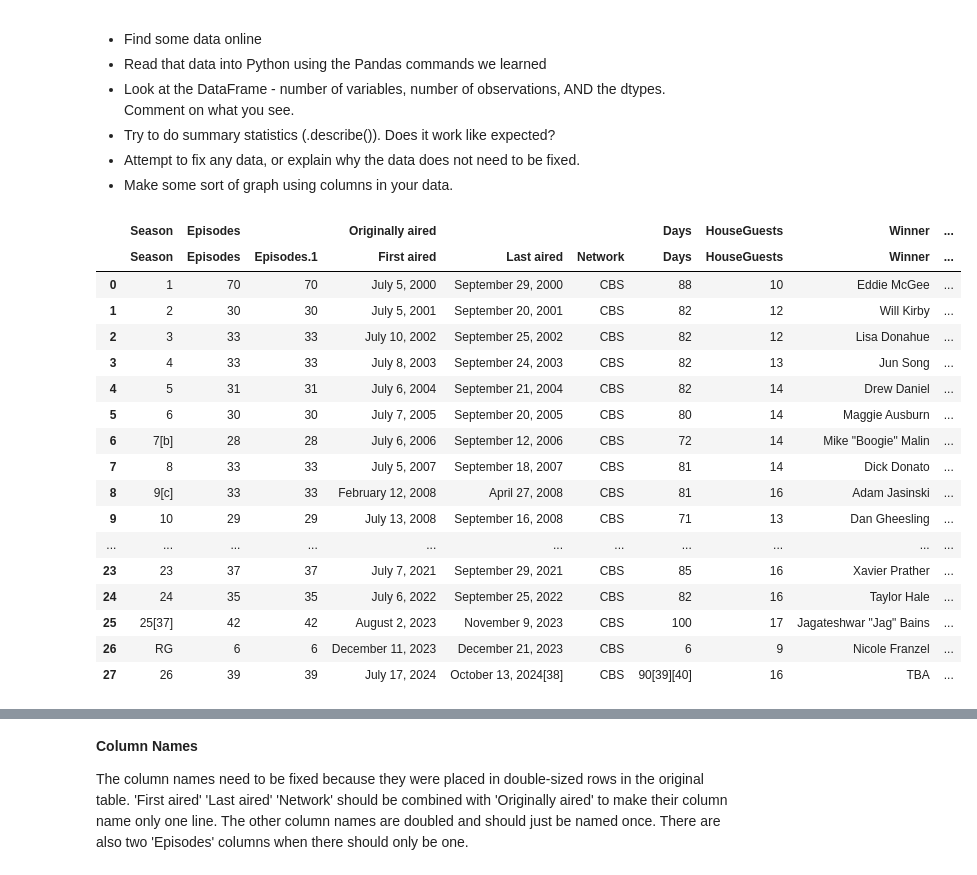
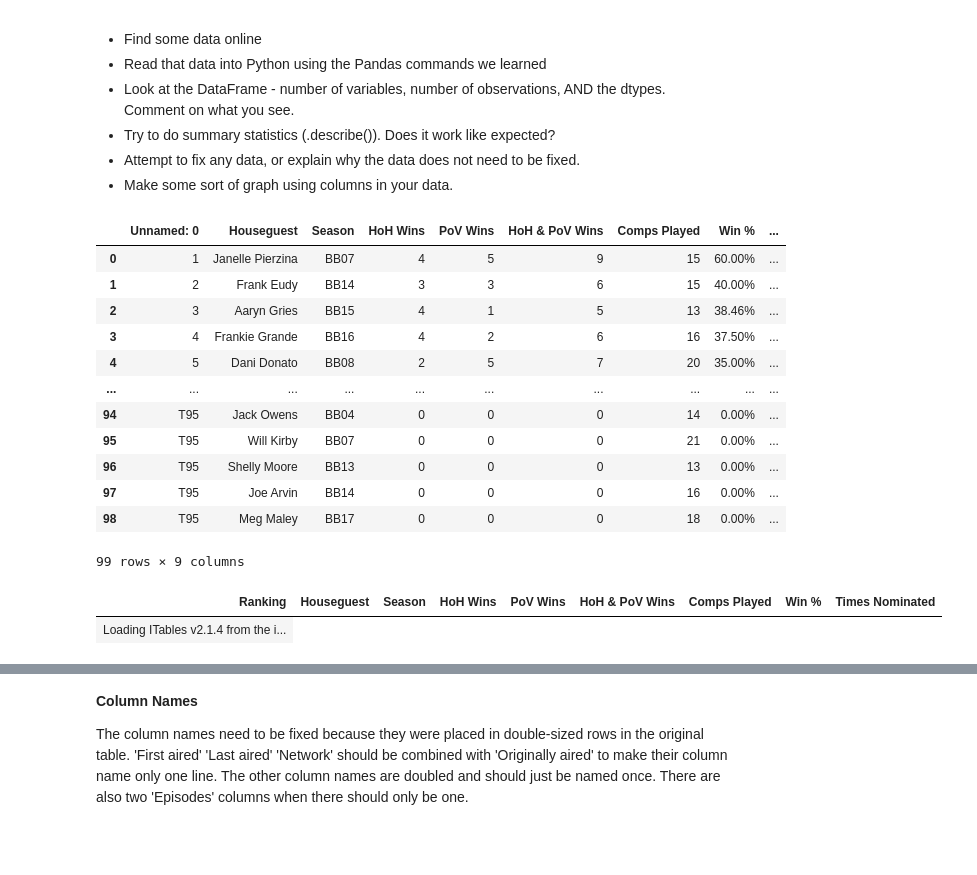
Before and after one commit to joseephwong/Day8, a Jupyter notebook: Day8-HW.ipynb, the cells around one changed output, grey strips where cells are left out. Cells and saved outputs as stored; diff of their text form; code cells hidden in the pictures; blank space fills up the shorter version.

```diff
--- a/Day8-HW.ipynb
+++ b/Day8-HW.ipynb
@@ -367,29 +367,31 @@ You should:
 * Make some sort of graph using columns in your data.
 # %%
 # Read online data into Python using the Pandas commands we learned
-my_website = 'https://en.wikipedia.org/wiki/Big_Brother_(American_TV_series)'
-DF = pd.read_html(my_website)
-DF_raw = DF[1]
+# Note that the data is only for houseguests that have played in at least 13 competitions
+my_website = 'https://www.bigbrotherdaily.com/record-book/big-brother-usa-single-season/win-pct.html'
+DF = pd.read_html('BB_Data.html')
+DF_raw = DF[3]
 DF_raw
 # %% [output]
-|  | Season | Episodes |  | Originally aired |  |  | Days | HouseGuests | Winner | ... |
-|  | Season | Episodes | Episodes.1 | First aired | Last aired | Network | Days | HouseGuests | Winner | ... |
-| 0 | 1 | 70 | 70 | July 5, 2000 | September 29, 2000 | CBS | 88 | 10 | Eddie McGee | ... |
-| 1 | 2 | 30 | 30 | July 5, 2001 | September 20, 2001 | CBS | 82 | 12 | Will Kirby | ... |
-| 2 | 3 | 33 | 33 | July 10, 2002 | September 25, 2002 | CBS | 82 | 12 | Lisa Donahue | ... |
-| 3 | 4 | 33 | 33 | July 8, 2003 | September 24, 2003 | CBS | 82 | 13 | Jun Song | ... |
-| 4 | 5 | 31 | 31 | July 6, 2004 | September 21, 2004 | CBS | 82 | 14 | Drew Daniel | ... |
-| 5 | 6 | 30 | 30 | July 7, 2005 | September 20, 2005 | CBS | 80 | 14 | Maggie Ausburn | ... |
-| 6 | 7[b] | 28 | 28 | July 6, 2006 | September 12, 2006 | CBS | 72 | 14 | Mike "Boogie" Malin | ... |
-| 7 | 8 | 33 | 33 | July 5, 2007 | September 18, 2007 | CBS | 81 | 14 | Dick Donato | ... |
-| 8 | 9[c] | 33 | 33 | February 12, 2008 | April 27, 2008 | CBS | 81 | 16 | Adam Jasinski | ... |
-| 9 | 10 | 29 | 29 | July 13, 2008 | September 16, 2008 | CBS | 71 | 13 | Dan Gheesling | ... |
-| ... | ... | ... | ... | ... | ... | ... | ... | ... | ... | ... |
-| 23 | 23 | 37 | 37 | July 7, 2021 | September 29, 2021 | CBS | 85 | 16 | Xavier Prather | ... |
-| 24 | 24 | 35 | 35 | July 6, 2022 | September 25, 2022 | CBS | 82 | 16 | Taylor Hale | ... |
-| 25 | 25[37] | 42 | 42 | August 2, 2023 | November 9, 2023 | CBS | 100 | 17 | Jagateshwar "Jag" Bains | ... |
-| 26 | RG | 6 | 6 | December 11, 2023 | December 21, 2023 | CBS | 6 | 9 | Nicole Franzel | ... |
-| 27 | 26 | 39 | 39 | July 17, 2024 | October 13, 2024[38] | CBS | 90[39][40] | 16 | TBA | ... |
+|  | Unnamed: 0 | Houseguest | Season | HoH Wins | PoV Wins | HoH & PoV Wins | Comps Played | Win % | ... |
+| 0 | 1 | Janelle Pierzina | BB07 | 4 | 5 | 9 | 15 | 60.00% | ... |
+| 1 | 2 | Frank Eudy | BB14 | 3 | 3 | 6 | 15 | 40.00% | ... |
+| 2 | 3 | Aaryn Gries | BB15 | 4 | 1 | 5 | 13 | 38.46% | ... |
+| 3 | 4 | Frankie Grande | BB16 | 4 | 2 | 6 | 16 | 37.50% | ... |
+| 4 | 5 | Dani Donato | BB08 | 2 | 5 | 7 | 20 | 35.00% | ... |
+| ... | ... | ... | ... | ... | ... | ... | ... | ... | ... |
+| 94 | T95 | Jack Owens | BB04 | 0 | 0 | 0 | 14 | 0.00% | ... |
+| 95 | T95 | Will Kirby | BB07 | 0 | 0 | 0 | 21 | 0.00% | ... |
+| 96 | T95 | Shelly Moore | BB13 | 0 | 0 | 0 | 13 | 0.00% | ... |
+| 97 | T95 | Joe Arvin | BB14 | 0 | 0 | 0 | 16 | 0.00% | ... |
+| 98 | T95 | Meg Maley | BB17 | 0 | 0 | 0 | 18 | 0.00% | ... |
+99 rows × 9 columns
+# %%
+DF_raw.rename(columns={'Unnamed: 0':'Ranking'}, inplace=True)
+show(DF_raw)
+# %% [output]
+| Ranking | Houseguest | Season | HoH Wins | PoV Wins | HoH & PoV Wins | Comps Played | Win % | Times Nominated |
+| Loading ITables v2.1.4 from the i... |
 # %%
 # Look at the DataFrame
 # number of variables, number of observations
```
Also changed, not shown: parts of 25 cells of this notebook.
